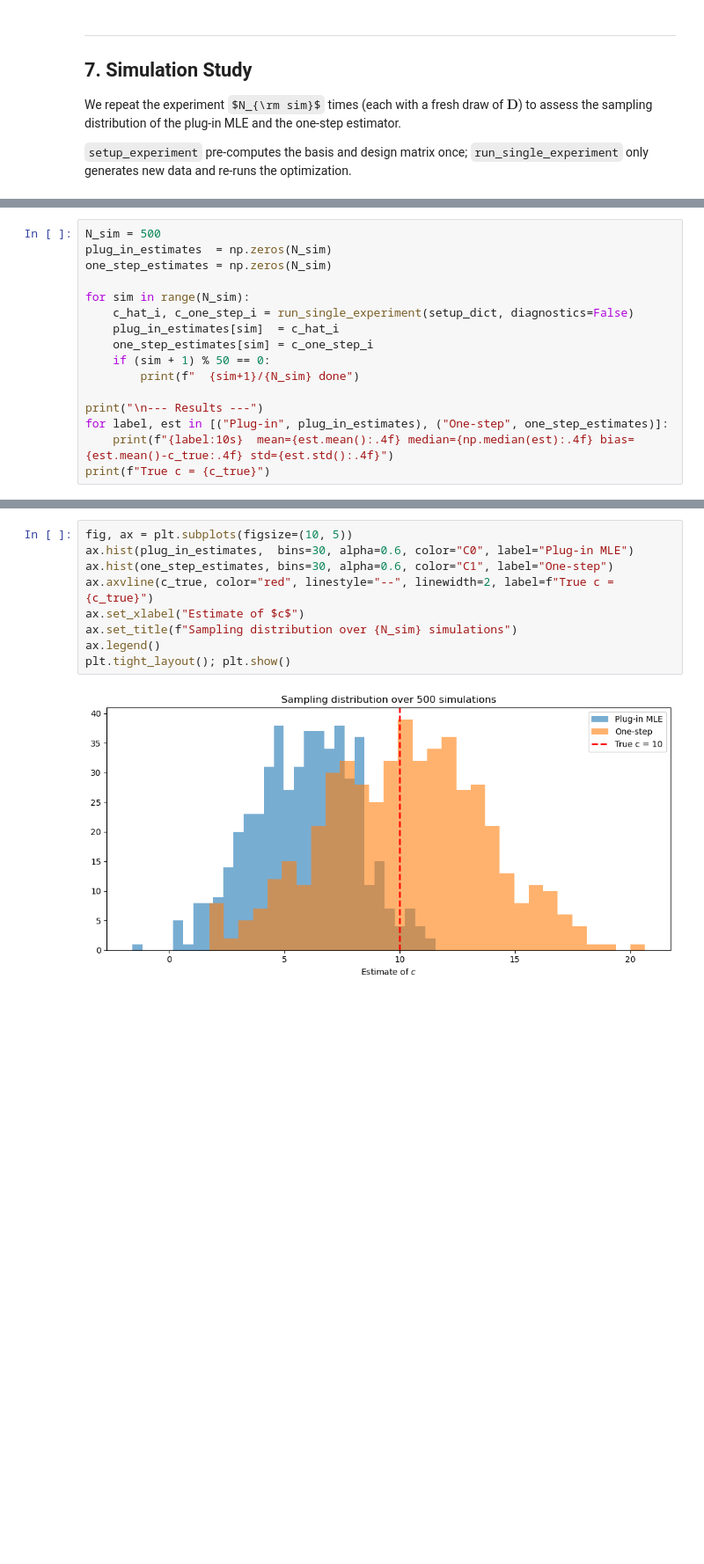
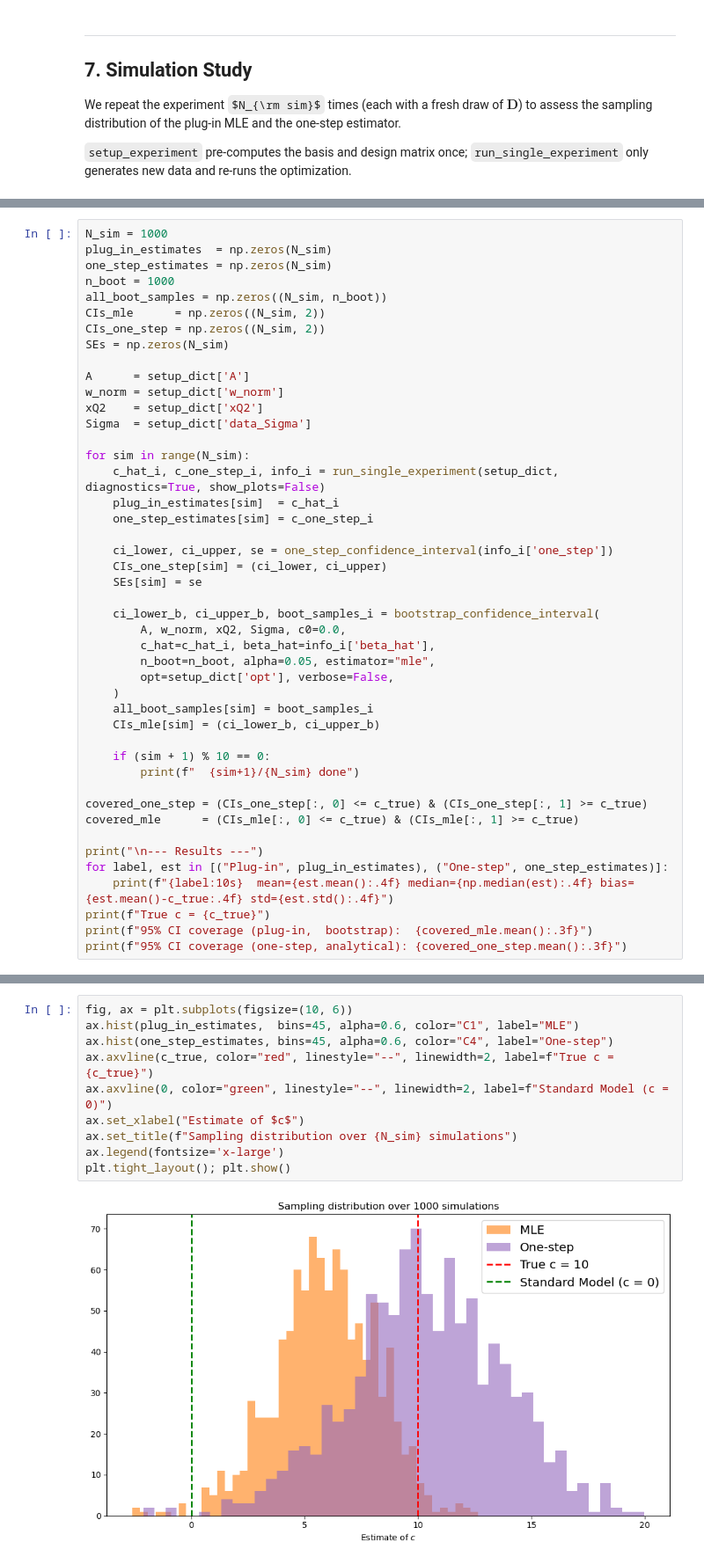
Before and after one commit to richardzhs/Semiparametric_Parameter_Estimation_PDF, a Jupyter notebook: T3_demo.ipynb, the cells around one changed output, grey strips where cells are left out. Shown at 88% size. Drawn from its saved outputs; the diff is of its cells as text; some formulas as TeX source; blank space fills up the shorter version.

```diff
--- a/T3_demo.ipynb
+++ b/T3_demo.ipynb
@@ -443,17 +556,46 @@ Fitted pdf integrates to (xf parametrize): 1.0000000266807763
 # %%
-N_sim = 500
+N_sim = 1000
 plug_in_estimates  = np.zeros(N_sim)
 one_step_estimates = np.zeros(N_sim)
+n_boot = 1000
+all_boot_samples = np.zeros((N_sim, n_boot))
+CIs_mle      = np.zeros((N_sim, 2))
+CIs_one_step = np.zeros((N_sim, 2))
+SEs = np.zeros(N_sim)
+
+A      = setup_dict['A']
+w_norm = setup_dict['w_norm']
+xQ2    = setup_dict['xQ2']
+Sigma  = setup_dict['data_Sigma']
 
 for sim in range(N_sim):
-    c_hat_i, c_one_step_i = run_single_experiment(setup_dict, diagnostics=False)
+    c_hat_i, c_one_step_i, info_i = run_single_experiment(setup_dict, diagnostics=True, show_plots=False)
     plug_in_estimates[sim]  = c_hat_i
     one_step_estimates[sim] = c_one_step_i
-    if (sim + 1) % 50 == 0:
+
+    ci_lower, ci_upper, se = one_step_confidence_interval(info_i['one_step'])
+    CIs_one_step[sim] = (ci_lower, ci_upper)
+    SEs[sim] = se
+
+    ci_lower_b, ci_upper_b, boot_samples_i = bootstrap_confidence_interval(
+        A, w_norm, xQ2, Sigma, c0=0.0,
+        c_hat=c_hat_i, beta_hat=info_i['beta_hat'],
+        n_boot=n_boot, alpha=0.05, estimator="mle",
+        opt=setup_dict['opt'], verbose=False,
+    )
+    all_boot_samples[sim] = boot_samples_i
+    CIs_mle[sim] = (ci_lower_b, ci_upper_b)
+
+    if (sim + 1) % 10 == 0:
         print(f"  {sim+1}/{N_sim} done")
+
+covered_one_step = (CIs_one_step[:, 0] <= c_true) & (CIs_one_step[:, 1] >= c_true)
+covered_mle      = (CIs_mle[:, 0] <= c_true) & (CIs_mle[:, 1] >= c_true)
 
 print("\n--- Results ---")
 for label, est in [("Plug-in", plug_in_estimates), ("One-step", one_step_estimates)]:
     print(f"{label:10s}  mean={est.mean():.4f} median={np.median(est):.4f} bias={est.mean()-c_true:.4f} std={est.std():.4f}")
 print(f"True c = {c_true}")
+print(f"95% CI coverage (plug-in,  bootstrap):  {covered_mle.mean():.3f}")
+print(f"95% CI coverage (one-step, analytical): {covered_one_step.mean():.3f}")
 # %% [output]
@@ -475,11 +619,12 @@ True c = 10
 # %%
-fig, ax = plt.subplots(figsize=(10, 5))
-ax.hist(plug_in_estimates,  bins=30, alpha=0.6, color="C0", label="Plug-in MLE")
-ax.hist(one_step_estimates, bins=30, alpha=0.6, color="C1", label="One-step")
+fig, ax = plt.subplots(figsize=(10, 6))
+ax.hist(plug_in_estimates,  bins=45, alpha=0.6, color="C1", label="MLE")
+ax.hist(one_step_estimates, bins=45, alpha=0.6, color="C4", label="One-step")
 ax.axvline(c_true, color="red", linestyle="--", linewidth=2, label=f"True c = {c_true}")
+ax.axvline(0, color="green", linestyle="--", linewidth=2, label=f"Standard Model (c = 0)")
 ax.set_xlabel("Estimate of $c$")
 ax.set_title(f"Sampling distribution over {N_sim} simulations")
-ax.legend()
+ax.legend(fontsize='x-large')
 plt.tight_layout(); plt.show()
 # %% [output]
-[figure, old version]
+[figure, new version]
```
Also changed, not shown: parts of 26 cells of this notebook, 1 other file.
